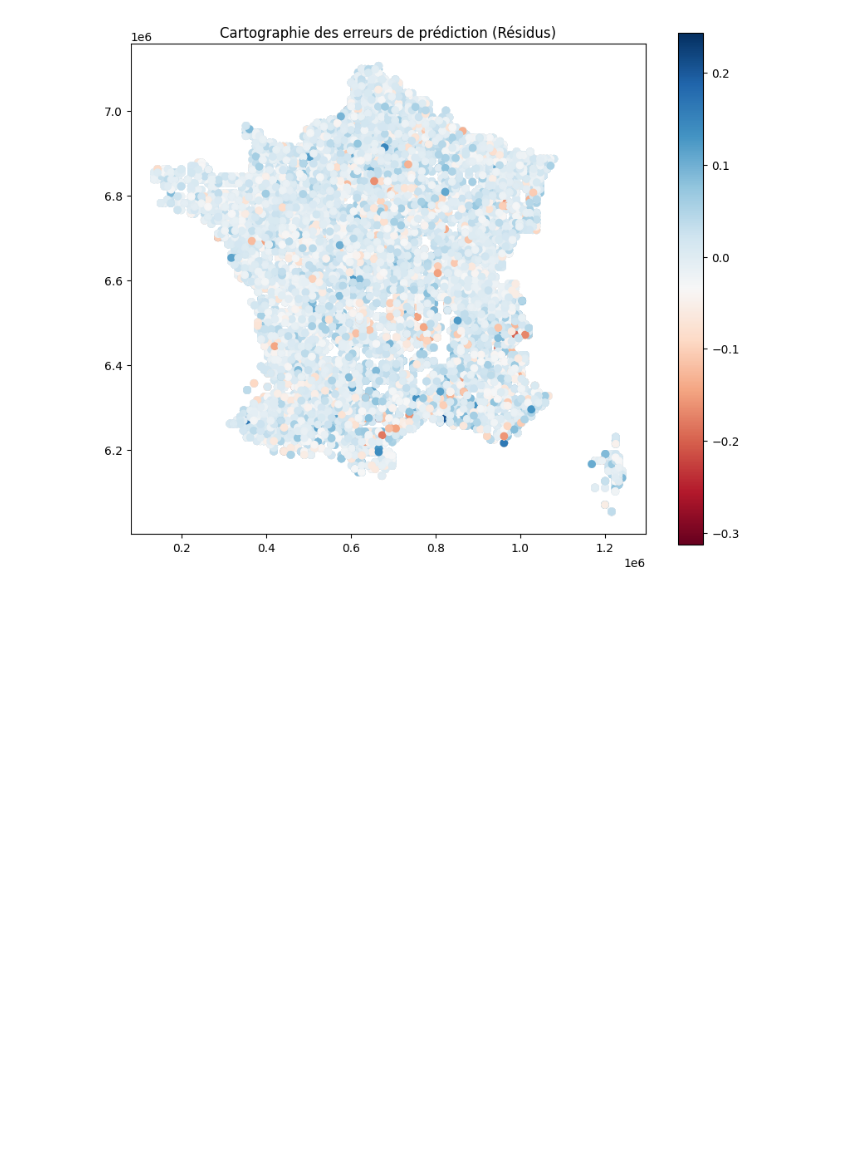
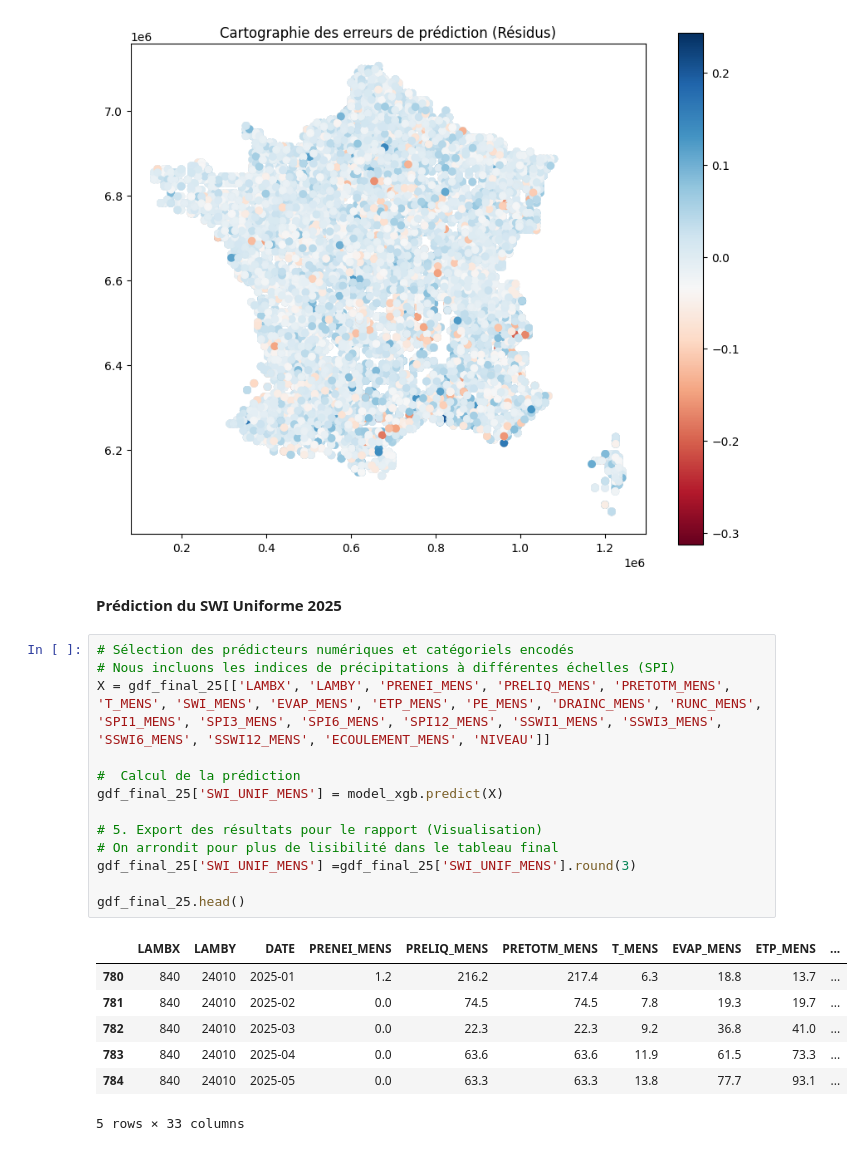
Before and after one commit to Alex-KOUTONSOU/Machine-Learning-for-Climate-Risk, a Jupyter notebook: Part_1.ipynb, the cells around one changed output. Saved outputs shown, nothing was run; the diff lists cells and outputs as text; blank space fills up the shorter version.

```diff
--- a/Part_1.ipynb
+++ b/Part_1.ipynb
@@ -1155,3 +1318,26 @@ plt.title("Cartographie des erreurs de prédiction (Résidus)")
 plt.show()
 # %% [output]
 [figure]
+# %% [markdown]
+**Prédiction du SWI Uniforme 2025**
+# %%
+# Sélection des prédicteurs numériques et catégoriels encodés
+# Nous incluons les indices de précipitations à différentes échelles (SPI)
+X = gdf_final_25[['LAMBX', 'LAMBY', 'PRENEI_MENS', 'PRELIQ_MENS', 'PRETOTM_MENS', 'T_MENS', 'SWI_MENS', 'EVAP_MENS', 'ETP_MENS', 'PE_MENS', 'DRAINC_MENS', 'RUNC_MENS', 'SPI1_MENS', 'SPI3_MENS', 'SPI6_MENS', 'SPI12_MENS', 'SSWI1_MENS', 'SSWI3_MENS', 'SSWI6_MENS', 'SSWI12_MENS', 'ECOULEMENT_MENS', 'NIVEAU']]
+
+#  Calcul de la prédiction
+gdf_final_25['SWI_UNIF_MENS'] = model_xgb.predict(X)
+
+# 5. Export des résultats pour le rapport (Visualisation)
+# On arrondit pour plus de lisibilité dans le tableau final
+gdf_final_25['SWI_UNIF_MENS'] =gdf_final_25['SWI_UNIF_MENS'].round(3)
+
+gdf_final_25.head()
+# %% [output]
+|  | LAMBX | LAMBY | DATE | PRENEI_MENS | PRELIQ_MENS | PRETOTM_MENS | T_MENS | EVAP_MENS | ETP_MENS | ... |
+| 780 | 840 | 24010 | 2025-01 | 1.2 | 216.2 | 217.4 | 6.3 | 18.8 | 13.7 | ... |
+| 781 | 840 | 24010 | 2025-02 | 0.0 | 74.5 | 74.5 | 7.8 | 19.3 | 19.7 | ... |
+| 782 | 840 | 24010 | 2025-03 | 0.0 | 22.3 | 22.3 | 9.2 | 36.8 | 41.0 | ... |
+| 783 | 840 | 24010 | 2025-04 | 0.0 | 63.6 | 63.6 | 11.9 | 61.5 | 73.3 | ... |
+| 784 | 840 | 24010 | 2025-05 | 0.0 | 63.3 | 63.3 | 13.8 | 77.7 | 93.1 | ... |
+5 rows × 33 columns
```
Also changed, not shown: parts of 66 cells of this notebook, 3 other files.
